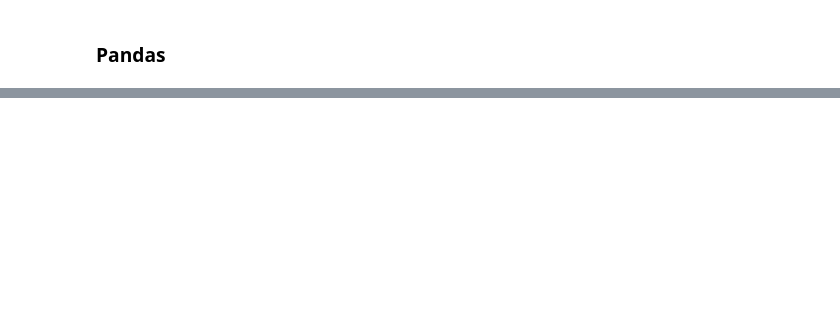
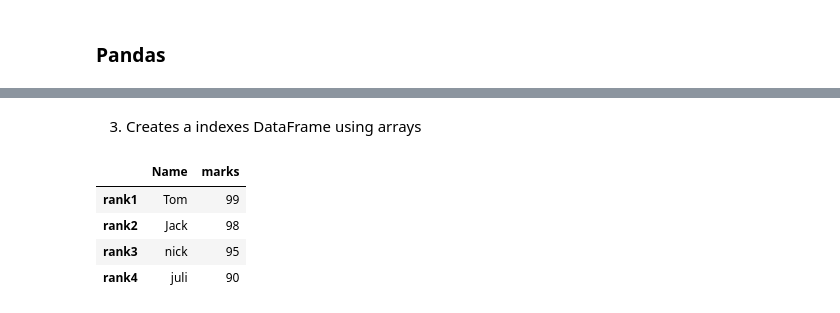
Before and after one commit to GajananThenge/Exercises, a Jupyter notebook: Numpy Pandas.ipynb, the cells around one changed output, grey strips where cells are left out. Drawn from its saved outputs; the diff is of its cells as text; code cells hidden in the pictures; blank space fills up the shorter version.

```diff
--- a/Numpy Pandas.ipynb
+++ b/Numpy Pandas.ipynb
@@ -246,0 +348,23 @@ Joins/Concatenations
+# %% [markdown]
+3. Creates a indexes DataFrame using arrays
+# %%
+# Python code demonstrate creating
+# pandas DataFrame with indexed by
+
+# DataFrame using arrays.
+import pandas as pd
+
+# initialise data of lists.
+data = {'Name':['Tom', 'Jack', 'nick', 'juli'], 'marks':[99, 98, 95, 90]}
+
+# Creates pandas DataFrame.
+df = pd.DataFrame(data, index =['rank1', 'rank2', 'rank3', 'rank4'])
+
+# print the data
+df
+# %% [output]
+|  | Name | marks |
+| rank1 | Tom | 99 |
+| rank2 | Jack | 98 |
+| rank3 | nick | 95 |
+| rank4 | juli | 90 |
```
Also changed, not shown: parts of 49 cells of this notebook.
